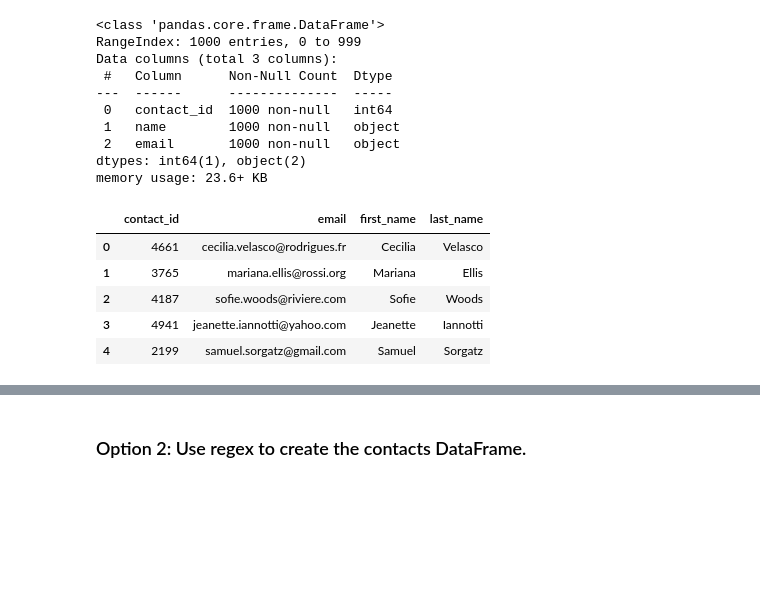
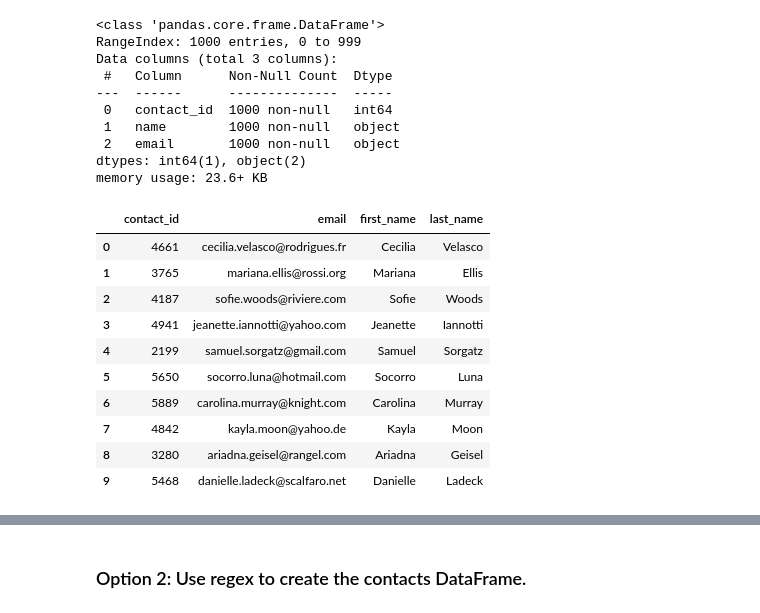
Before and after one commit to xmithieuci/Crowdfunding_ETL, a Jupyter notebook: Project_2/ETL_Mini_Project_HPrajapati_JPuchero.ipynb, the cells around one changed output, grey strips where cells are left out. Cells and saved outputs as stored; diff of their text form; code cells hidden in the pictures; blank space fills up the shorter version.

```diff
--- a/Project_2/ETL_Mini_Project_HPrajapati_JPuchero.ipynb
+++ b/Project_2/ETL_Mini_Project_HPrajapati_JPuchero.ipynb
@@ -316,3 +316,6 @@ contact_info_df.head()
 Then export the DataFrame as a `contacts.csv` CSV file.
 # %% [markdown]
 ### Option 1: Use Pandas to create the contacts DataFrame.
+# %%
+contact_info_df = contact_info_df_main.copy()
+contact_info_df.head()
@@ -320,6 +330,13 @@ Then export the DataFrame as a `contacts.csv` CSV file.
 # Iterate through the contact_info_df and convert each row to a dictionary.
 import json
 dict_values = []
+
+for index,row in contact_info_df.iterrows():
+    contact_dict = json.loads(row['contact_info'])
+    row_list = [contact_dict['contact_id'], contact_dict['name'], contact_dict['email']]
+
+    dict_values.append(row_list)
+
 # Print out the list of values for each row.
 print(dict_values)
 # %% [output]
@@ -327,11 +344,7 @@ print(dict_values)
 # %%
 # Create a contact_info DataFrame and add each list of values, i.e., each row
 # to the 'contact_id', 'name', 'email' columns.
-contacts_df = pd.read_excel('Resources/contacts.xlsx', skiprows=3)
-for i, row in contacts_df.iterrows():
-        parsed_dict = json.loads(row['contact_info'])
-        dict_values.append(parsed_dict)
-contact_info_df = pd.DataFrame(dict_values)
+contact_info_df=pd.DataFrame(dict_values,columns=['contact_id','name','email'])
 contact_info_df.head()
 # %% [output]
 |  | contact_id | name | email |
@@ -356,18 +369,23 @@ dtypes: int64(1), object(2)
 memory usage: 23.6+ KB
 # %%
 # Create a "first"name" and "last_name" column with the first and last names from the "name" column.
-contact_info_df[['first_name', 'last_name']] = contact_info_df['name'].str.split(' ', expand=True)
+contact_info_df[['first_name', 'last_name']] = contact_info_df['name'].str.split(' ', n=1, expand=True)
 
 # Drop the contact_name column
-contact_info_df.drop(columns=['name'], inplace=True)
+contact_info_df=contact_info_df.drop(columns=['name'])
+
+contact_info_df.head(10)
+# %% [output]
+|  | contact_id | email | first_name | last_name |
+| 0 | 4661 | cecilia.velasco@rodrigues.fr | Cecilia | Velasco |
+| 1 | 3765 | mariana.ellis@rossi.org | Mariana | Ellis |
+| 2 | 4187 | sofie.woods@riviere.com | Sofie | Woods |
+| 3 | 4941 | jeanette.iannotti@yahoo.com | Jeanette | Iannotti |
+| 4 | 2199 | samuel.sorgatz@gmail.com | Samuel | Sorgatz |
+| 5 | 5650 | socorro.luna@hotmail.com | Socorro | Luna |
+| 6 | 5889 | carolina.murray@knight.com | Carolina | Murray |
+| 7 | 4842 | kayla.moon@yahoo.de | Kayla | Moon |
+| 8 | 3280 | ariadna.geisel@rangel.com | Ariadna | Geisel |
+| 9 | 5468 | danielle.ladeck@scalfaro.net | Danielle | Ladeck |
-# %%
-contact_info_df.head()
-# %% [output]
-|  | contact_id | email | first_name | last_name |
-| 0 | 4661 | cecilia.velasco@rodrigues.fr | Cecilia | Velasco |
-| 1 | 3765 | mariana.ellis@rossi.org | Mariana | Ellis |
-| 2 | 4187 | sofie.woods@riviere.com | Sofie | Woods |
-| 3 | 4941 | jeanette.iannotti@yahoo.com | Jeanette | Iannotti |
-| 4 | 2199 | samuel.sorgatz@gmail.com | Samuel | Sorgatz |
 # %%
 # Reorder the columns
```
Also changed, not shown: parts of 20 cells of this notebook, 1 other file.
